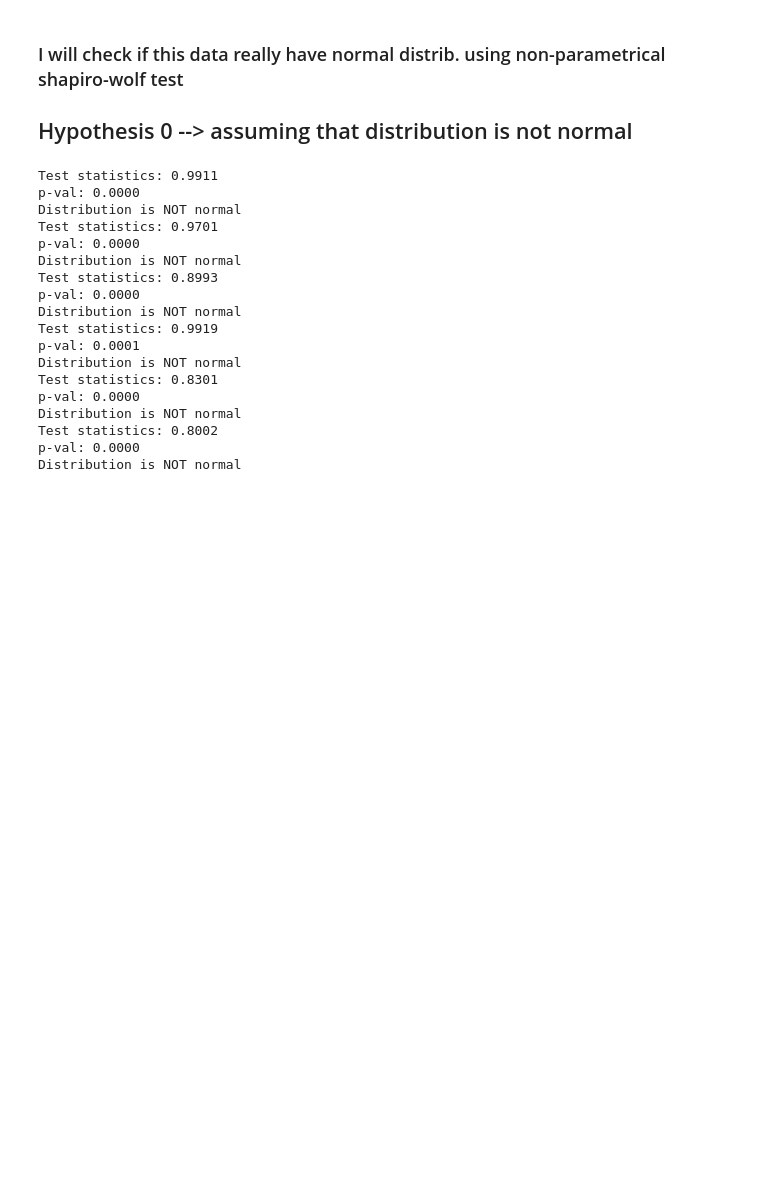
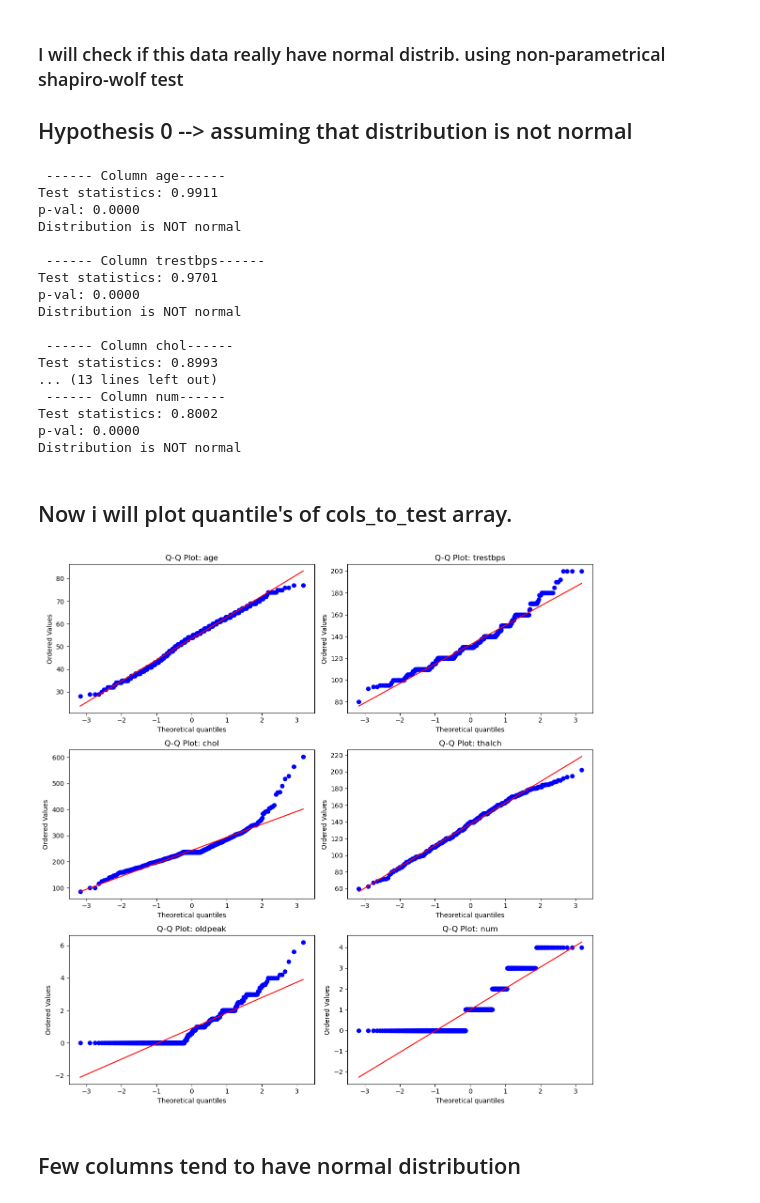
Before and after one commit to MichalPytlarz/ML-ISLP, a Jupyter notebook: Main_Project/data_analysis.ipynb, the cells around one changed output. Saved outputs shown, nothing was run; the diff lists cells and outputs as text; code cells hidden in the pictures; blank space fills up the shorter version.

```diff
--- a/Main_Project/data_analysis.ipynb
+++ b/Main_Project/data_analysis.ipynb
@@ -271,0 +326,17 @@ Name: proportion, dtype: float64
+# %%
+observed_counts = data[col].value_counts().sort_index()
+n_obs = observed_counts.sum()
+
+mu = data[col].mean()
+expected_probs = poisson.pmf(observed_counts.index, mu)
+expected_counts = (expected_probs / expected_probs.sum()) * n_obs
+
+stat, p_value = stats.chisquare(f_obs=observed_counts, f_exp=expected_counts)
+
+print(f"Chi2: {stat:.4f}")
+print(f"P-value: {p_value:.4f}")
+
+if p_value < 0.05:
+    print("This target don't have Poisson distribution.")
+else:
+    print("Might have Poisson distrib.")
@@ -341,6 +416,7 @@ thalch           -0.360859         -0.393251    -0.032392
 for i, col in enumerate (cols_to_test):
     stat, p_value = stats.shapiro(data[col])
 
+    print(f"\n ------ Column {col }------")
     print(f'Test statistics: {stat:.4f}')
     print(f'p-val: {p_value:.4f}')
 
@@ -350,23 +426,44 @@ for i, col in enumerate (cols_to_test):
     else:
         print("Distribution is NOT normal")
 # %% [output]
+ ------ Column age------
 Test statistics: 0.9911
 p-val: 0.0000
 Distribution is NOT normal
+
+ ------ Column trestbps------
 Test statistics: 0.9701
 p-val: 0.0000
 Distribution is NOT normal
+
+ ------ Column chol------
 Test statistics: 0.8993
-p-val: 0.0000
-Distribution is NOT normal
-Test statistics: 0.9919
-p-val: 0.0001
-Distribution is NOT normal
-Test statistics: 0.8301
-p-val: 0.0000
-Distribution is NOT normal
+... (13 lines left out)
+ ------ Column num------
 Test statistics: 0.8002
 p-val: 0.0000
 Distribution is NOT normal
+# %% [markdown]
+## Now i will plot quantile's of cols_to_test array.
+# %%
+n_cols_list = len(cols_to_test)
+fig, axes = plt.subplots(nrows=(n_cols_list + 1) // 2, ncols=2, figsize=(12, n_cols_list * 2))
+axes = axes.flatten()
+
+for i, col in enumerate(cols_to_test):
+    stats.probplot(data[col], dist="norm", plot=axes[i])
+
+    axes[i].set_title(f'Q-Q Plot: {col}')
+    axes[i].get_lines()[0].set_markerfacecolor('blue')
+    axes[i].get_lines()[1].set_color('red')
+for j in range(i + 1, len(axes)):
+    fig.delaxes(axes[j])
+
+plt.tight_layout()
+plt.show()
+# %% [output]
+[figure, added]
+# %% [markdown]
+## Few columns tend to have normal distribution
 # %%
 data.to_csv("dataset/dataset.csv", index=False)
```
Also changed, not shown: parts of 13 cells of this notebook, 2 other files.
